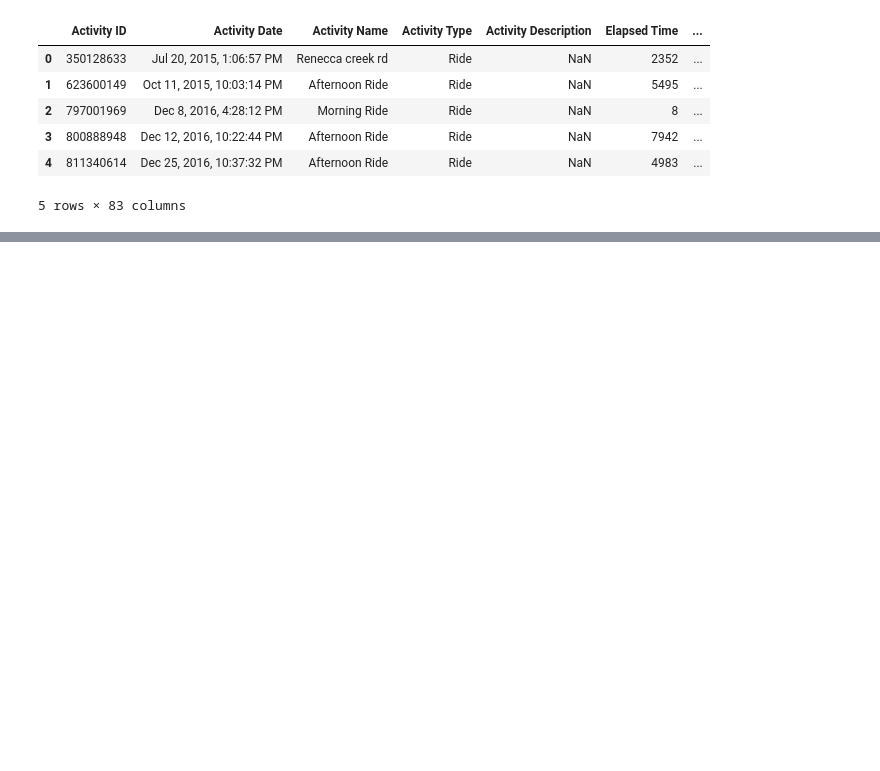
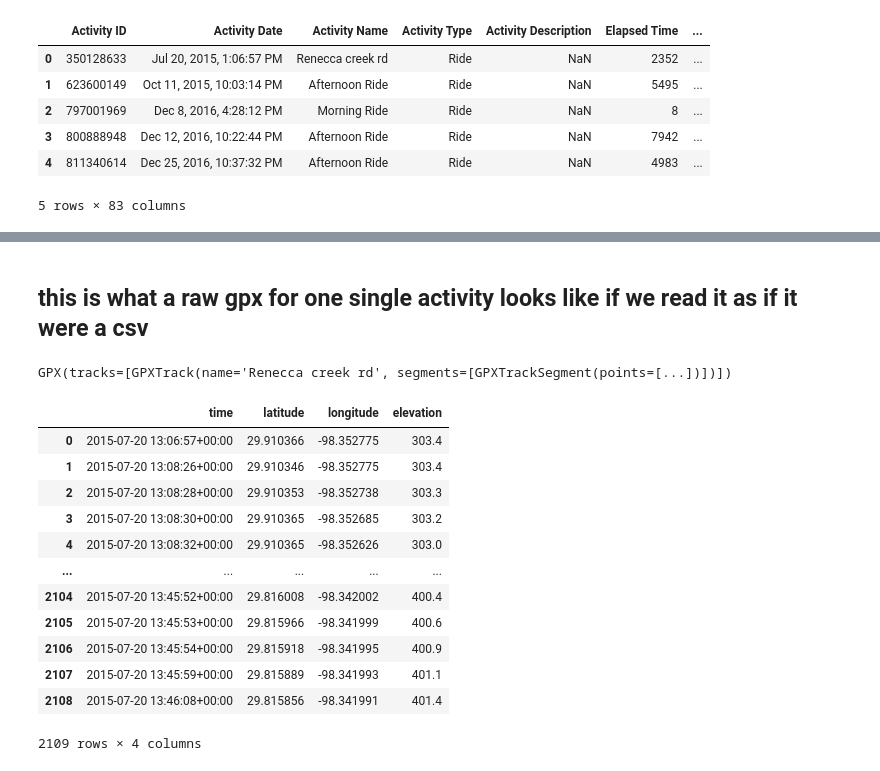
Before and after one commit to brianclements03/my_strava_project, a Jupyter notebook: initial_strava_explore.ipynb, the cells around one changed output, grey strips where cells are left out. Cells and saved outputs as stored; diff of their text form; code cells hidden in the pictures; blank space fills up the shorter version.

```diff
--- a/initial_strava_explore.ipynb
+++ b/initial_strava_explore.ipynb
@@ -15,0 +36,2 @@ strava_activities.head()
+# %% [markdown]
+## this is what a raw gpx for one single activity looks like if we read it as if it were a csv
@@ -15,0 +48,4 @@ strava_activities.head()
+# %%
+gpx
+# %% [output]
+GPX(tracks=[GPXTrack(name='Renecca creek rd', segments=[GPXTrackSegment(points=[...])])])
@@ -15,0 +64,16 @@ strava_activities.head()
+# %%
+df
+# %% [output]
+|  | time | latitude | longitude | elevation |
+| 0 | 2015-07-20 13:06:57+00:00 | 29.910366 | -98.352775 | 303.4 |
+| 1 | 2015-07-20 13:08:26+00:00 | 29.910346 | -98.352775 | 303.4 |
+| 2 | 2015-07-20 13:08:28+00:00 | 29.910353 | -98.352738 | 303.3 |
+| 3 | 2015-07-20 13:08:30+00:00 | 29.910365 | -98.352685 | 303.2 |
+| 4 | 2015-07-20 13:08:32+00:00 | 29.910365 | -98.352626 | 303.0 |
+| ... | ... | ... | ... | ... |
+| 2104 | 2015-07-20 13:45:52+00:00 | 29.816008 | -98.342002 | 400.4 |
+| 2105 | 2015-07-20 13:45:53+00:00 | 29.815966 | -98.341999 | 400.6 |
+| 2106 | 2015-07-20 13:45:54+00:00 | 29.815918 | -98.341995 | 400.9 |
+| 2107 | 2015-07-20 13:45:59+00:00 | 29.815889 | -98.341993 | 401.1 |
+| 2108 | 2015-07-20 13:46:08+00:00 | 29.815856 | -98.341991 | 401.4 |
+2109 rows × 4 columns
```
Also changed, not shown: parts of 12 cells of this notebook.
